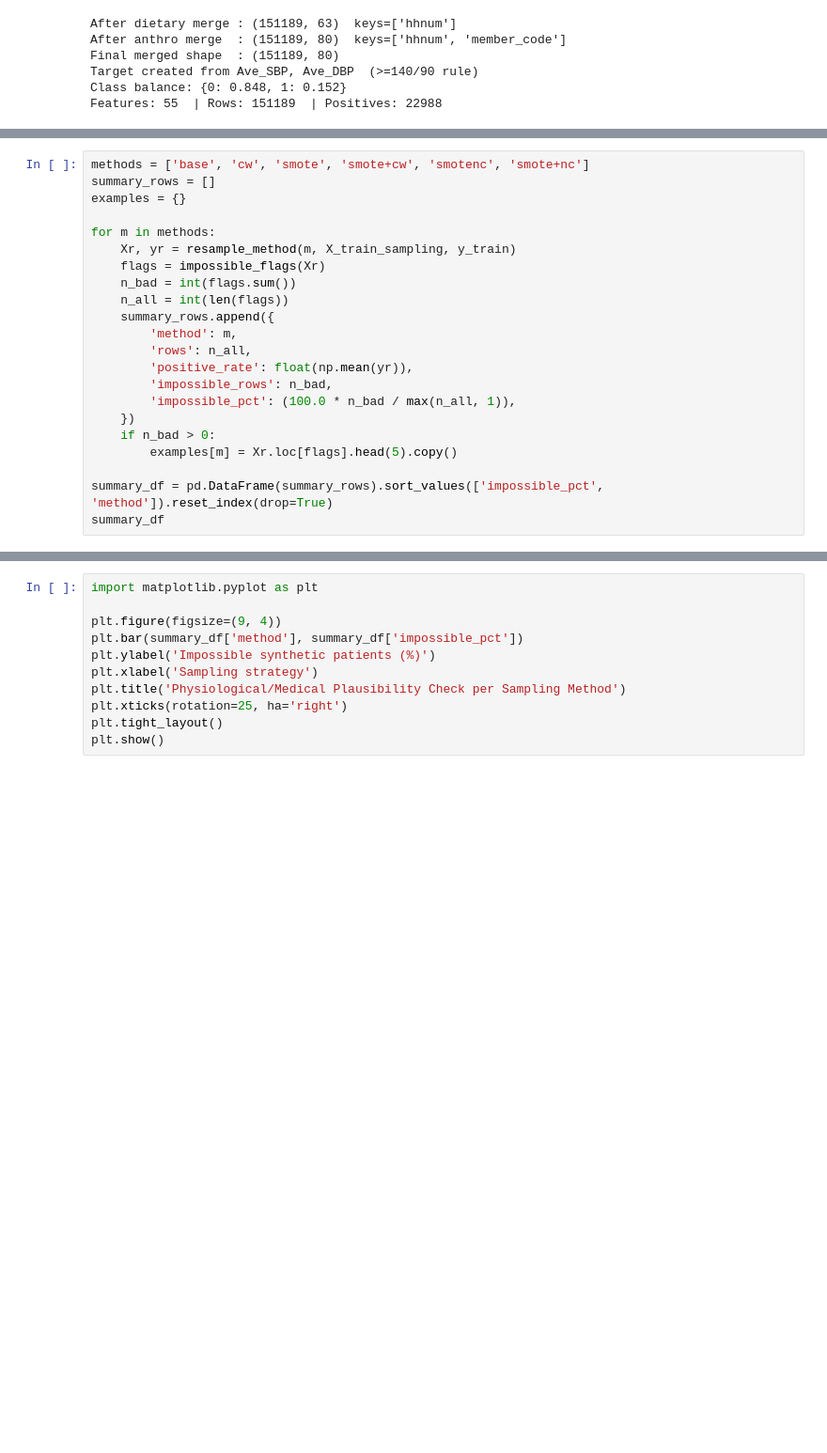
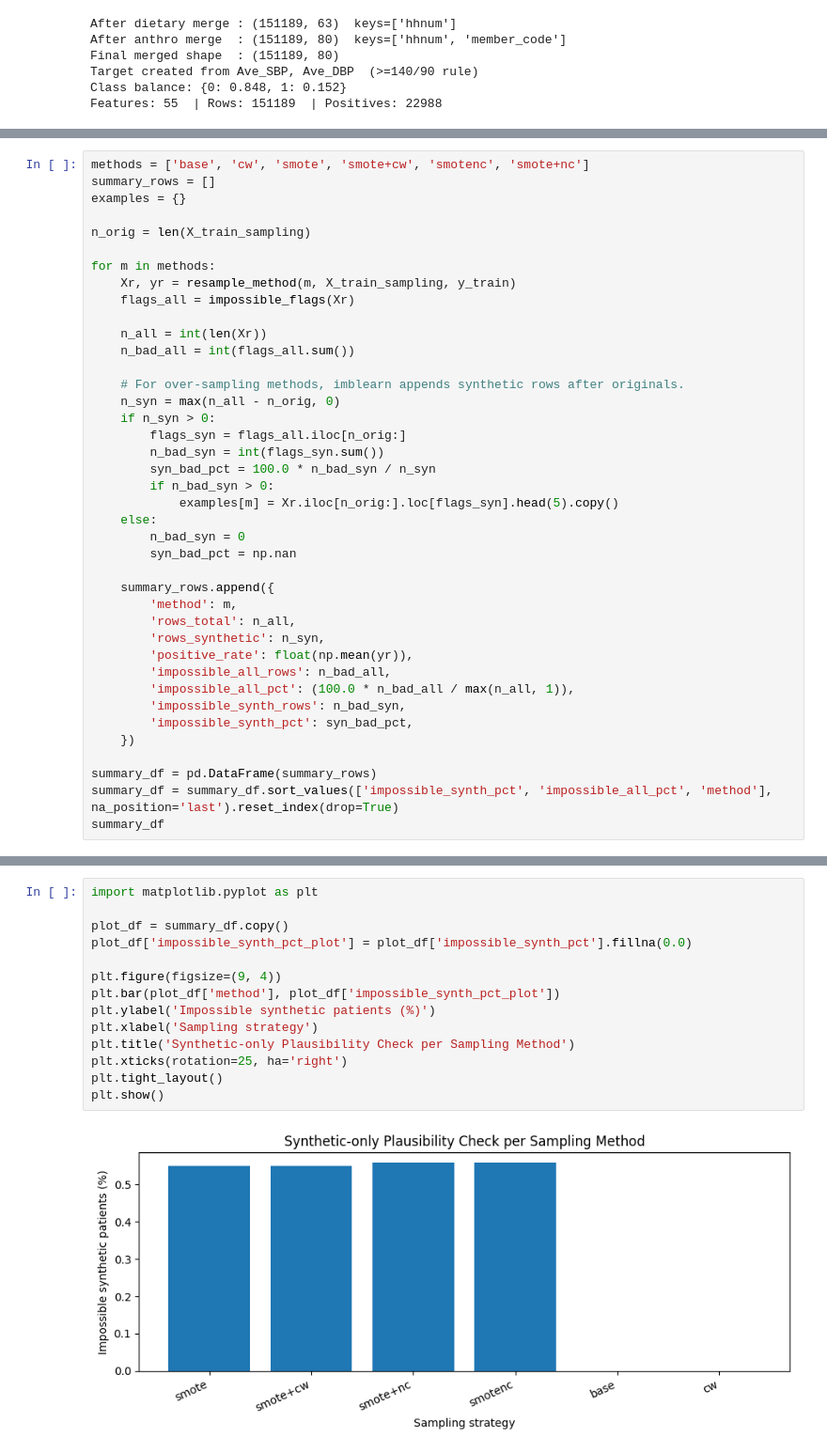
Before and after one commit to Jrbaes/Thesis-part-2, a Jupyter notebook: FINAL/exp 3 G sampling exp.ipynb, the cells around one changed output, grey strips where cells are left out. Shown at 94% size. Cells and saved outputs as stored; diff of their text form; blank space fills up the shorter version.

```diff
--- a/FINAL/exp 3 G sampling exp.ipynb
+++ b/FINAL/exp 3 G sampling exp.ipynb
@@ -401,21 +401,39 @@ methods = ['base', 'cw', 'smote', 'smote+cw', 'smotenc', 'smote+nc']
 summary_rows = []
 examples = {}
 
+n_orig = len(X_train_sampling)
+
 for m in methods:
     Xr, yr = resample_method(m, X_train_sampling, y_train)
-    flags = impossible_flags(Xr)
-    n_bad = int(flags.sum())
-    n_all = int(len(flags))
+    flags_all = impossible_flags(Xr)
+
+    n_all = int(len(Xr))
+    n_bad_all = int(flags_all.sum())
+
+    # For over-sampling methods, imblearn appends synthetic rows after originals.
+    n_syn = max(n_all - n_orig, 0)
+    if n_syn > 0:
+        flags_syn = flags_all.iloc[n_orig:]
+        n_bad_syn = int(flags_syn.sum())
+        syn_bad_pct = 100.0 * n_bad_syn / n_syn
+        if n_bad_syn > 0:
+            examples[m] = Xr.iloc[n_orig:].loc[flags_syn].head(5).copy()
+    else:
+        n_bad_syn = 0
+        syn_bad_pct = np.nan
+
     summary_rows.append({
         'method': m,
-        'rows': n_all,
+        'rows_total': n_all,
+        'rows_synthetic': n_syn,
         'positive_rate': float(np.mean(yr)),
-        'impossible_rows': n_bad,
-        'impossible_pct': (100.0 * n_bad / max(n_all, 1)),
+        'impossible_all_rows': n_bad_all,
+        'impossible_all_pct': (100.0 * n_bad_all / max(n_all, 1)),
+        'impossible_synth_rows': n_bad_syn,
+        'impossible_synth_pct': syn_bad_pct,
     })
-    if n_bad > 0:
-        examples[m] = Xr.loc[flags].head(5).copy()
 
-summary_df = pd.DataFrame(summary_rows).sort_values(['impossible_pct', 'method']).reset_index(drop=True)
+summary_df = pd.DataFrame(summary_rows)
+summary_df = summary_df.sort_values(['impossible_synth_pct', 'impossible_all_pct', 'method'], na_position='last').reset_index(drop=True)
 summary_df
 # %% [output]
@@ -423,14 +538,19 @@ ValueError: SMOTE-NC is not designed to work only with numerical features. It re
 # %%
 import matplotlib.pyplot as plt
 
+plot_df = summary_df.copy()
+plot_df['impossible_synth_pct_plot'] = plot_df['impossible_synth_pct'].fillna(0.0)
+
 plt.figure(figsize=(9, 4))
-plt.bar(summary_df['method'], summary_df['impossible_pct'])
+plt.bar(plot_df['method'], plot_df['impossible_synth_pct_plot'])
 plt.ylabel('Impossible synthetic patients (%)')
 plt.xlabel('Sampling strategy')
-plt.title('Physiological/Medical Plausibility Check per Sampling Method')
+plt.title('Synthetic-only Plausibility Check per Sampling Method')
 plt.xticks(rotation=25, ha='right')
 plt.tight_layout()
 plt.show()
+# %% [output]
+[figure, added]
 # %%
 # Inspect first impossible examples per method (if any).
 for m in methods:
```
Also changed, not shown: parts of 5 cells of this notebook.
